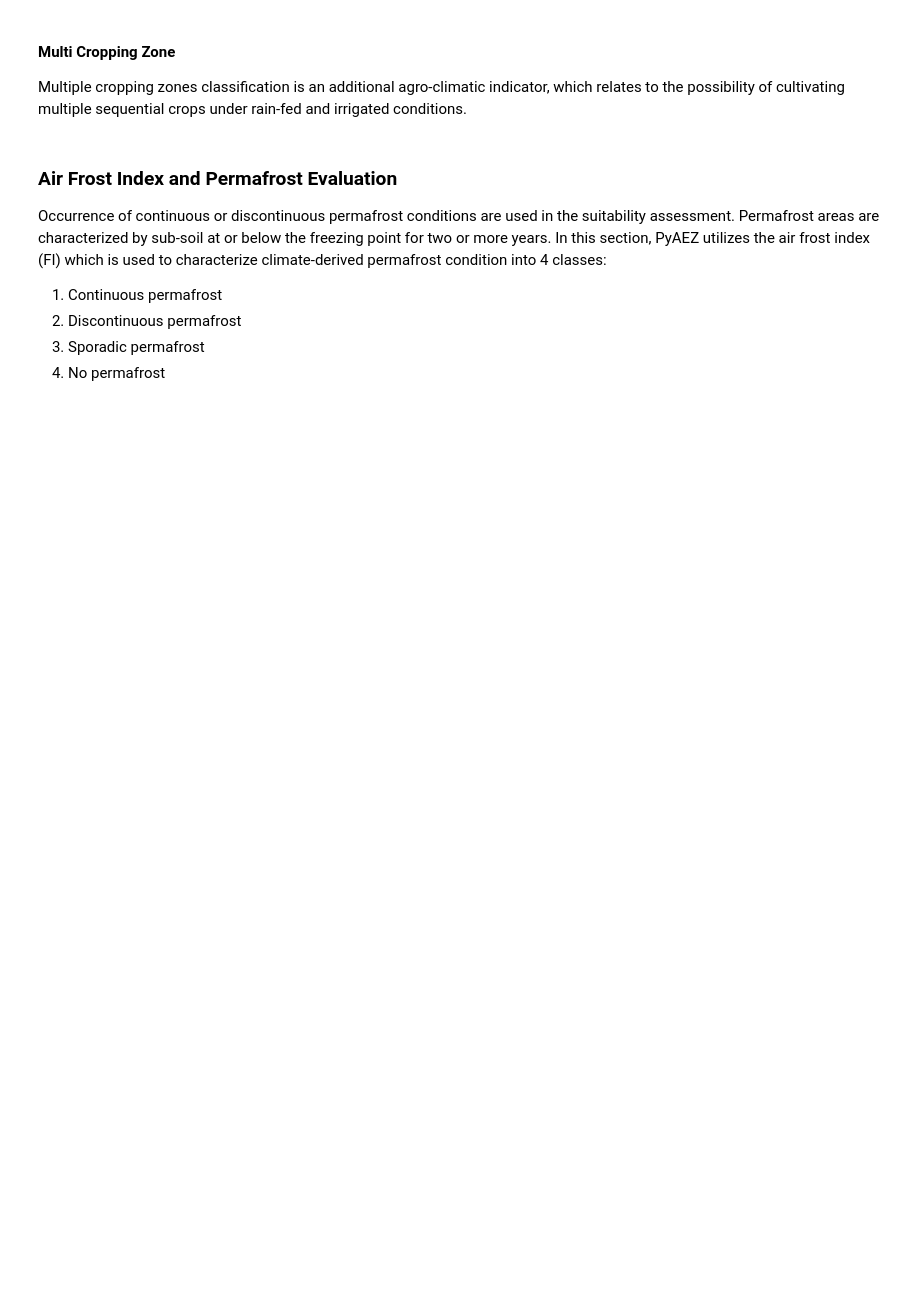
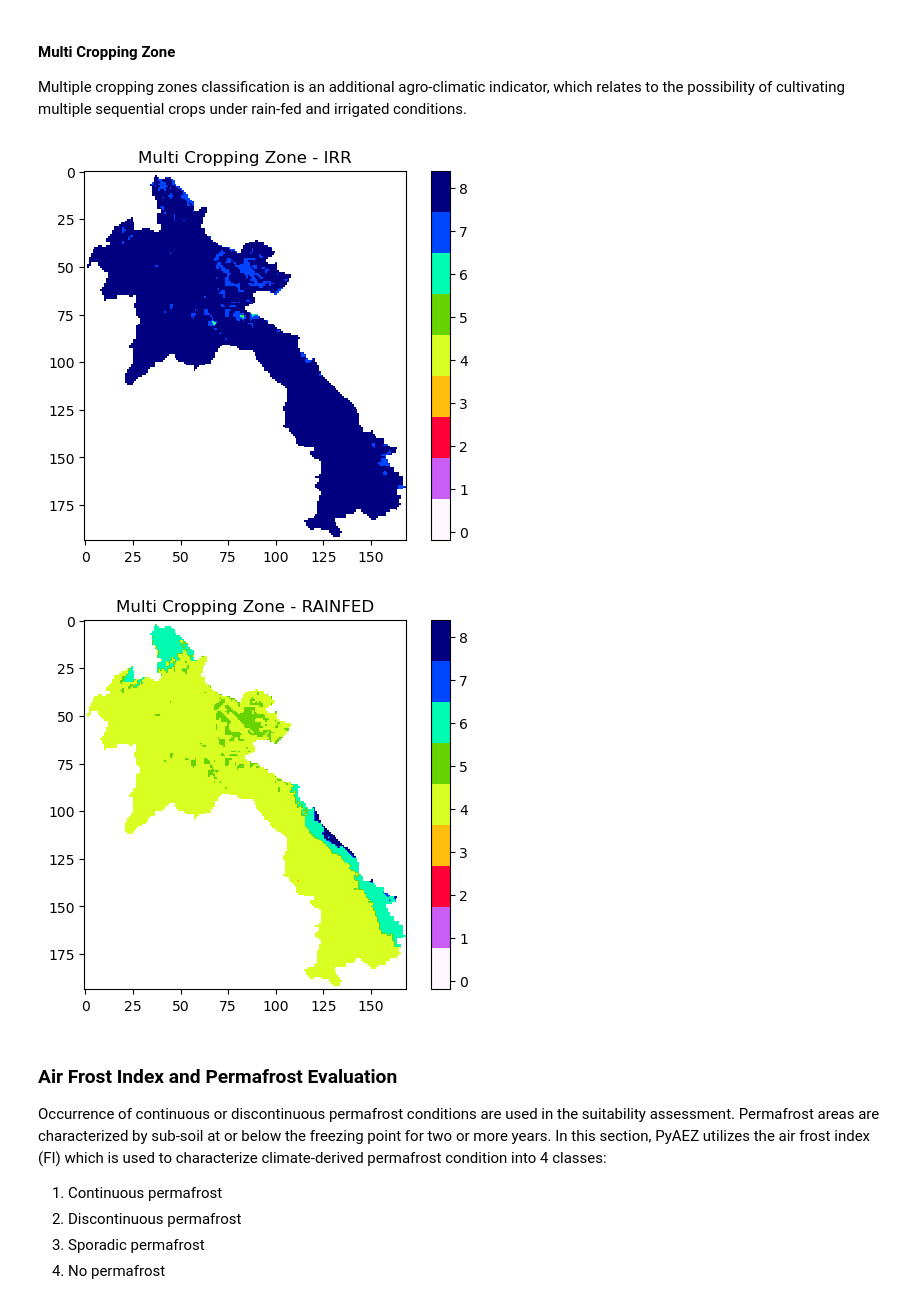
Before and after one commit to gicait/PyAEZ, a Jupyter notebook: tutorials/NB1_ClimateRegime.ipynb, the cells around one changed output. Cells and saved outputs as stored; diff of their text form; code cells hidden in the pictures; blank space fills up the shorter version.

```diff
--- a/tutorials/NB1_ClimateRegime.ipynb
+++ b/tutorials/NB1_ClimateRegime.ipynb
@@ -267,7 +278,7 @@ for i1 in range(18):
 # %% [markdown]
 #### Length of Growing Periods (LGPs)
 # %%
-lgp = clim_reg.getLGP(Sa=100., D=1.)
+lgp = clim_reg.getLGP()
 lgp_class = clim_reg.getLGPClassified(lgp)
 lgp_equv = clim_reg.getLGPEquivalent()
 # %%
@@ -300,22 +314,25 @@ multi_crop_irr = multi_crop[1]  # for irrigated conditions
 # %%
 '''save and visualize result'''
 
 plt.imshow(multi_crop_irr, cmap=plt.get_cmap('gist_ncar_r', 9), vmin=-0.2, vmax=8.4)
 plt.title('Multi Cropping Zone - IRR')
 plt.colorbar()
 plt.savefig("./data_output/NB1/LAO_multicrop_irr.png", bbox_inches="tight", dpi=300)
 plt.show()
-
-saveRaster(mask_path, './data_output/NB1/LAO_multicrop_irr.tif', multi_crop_irr)
+saveRaster(
+    mask_path, './data_output/NB1/LAO_multicrop_irr.tif', multi_crop_irr)
 
 
 plt.imshow(multi_crop_rainfed,cmap=plt.get_cmap('gist_ncar_r', 9), vmin=-0.2, vmax=8.4)
 plt.title('Multi Cropping Zone - RAINFED')
 plt.colorbar()
 plt.savefig("./data_output/NB1/LAO_multicrop_rain.png",bbox_inches="tight", dpi=300)
 plt.show()
-
-saveRaster(mask_path, './data_output/NB1/LAO_multicrop_rain.tif', multi_crop_rainfed)
+saveRaster(
+    mask_path, './data_output/NB1/LAO_multicrop_rain.tif', multi_crop_rainfed)
+# %% [output]
+[figure, added]
+[figure, added]
 # %% [markdown]
 ### Air Frost Index and Permafrost Evaluation
 Occurrence of continuous or discontinuous permafrost conditions are used in the suitability assessment. Permafrost areas are characterized by sub-soil at or below the freezing point for two or more years. In this section, PyAEZ utilizes the air frost index (FI) which is used to characterize climate-derived permafrost condition into 4 classes:
```
Also changed, not shown: parts of 25 cells of this notebook, 29 other files.
